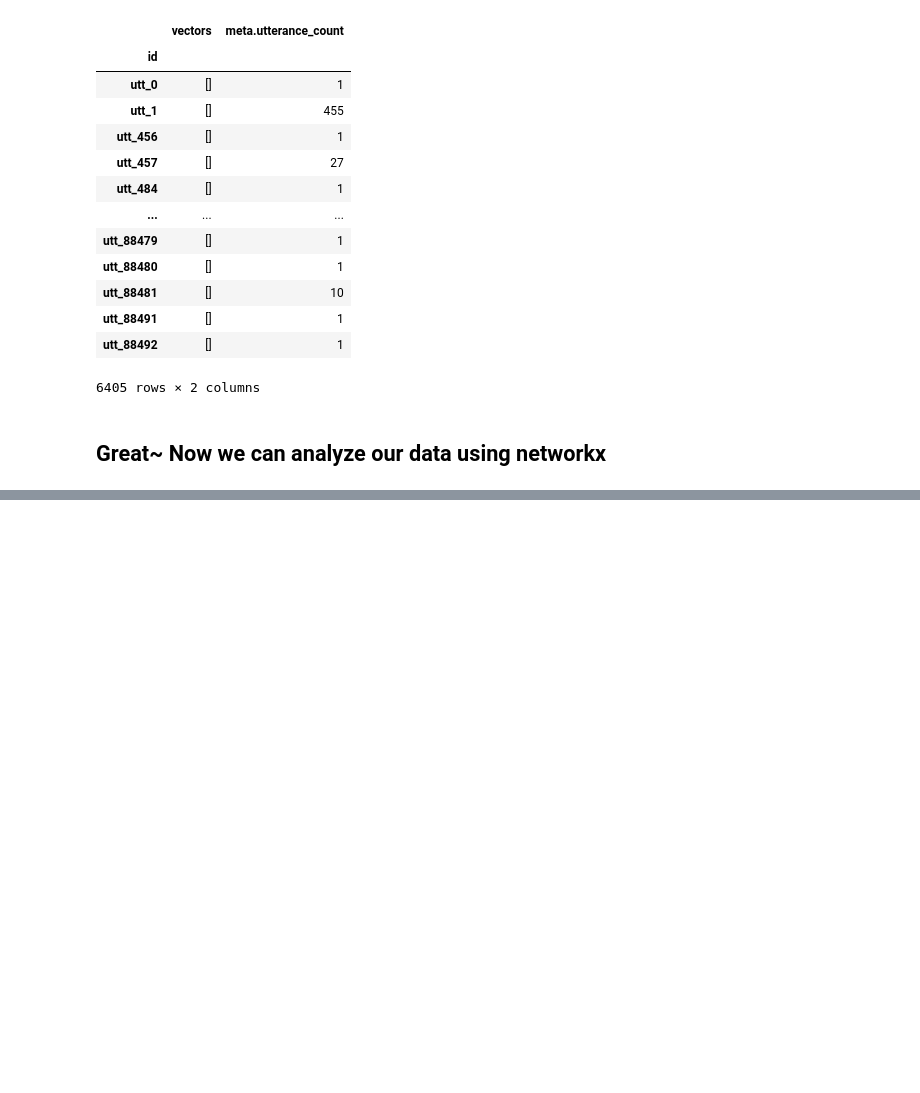
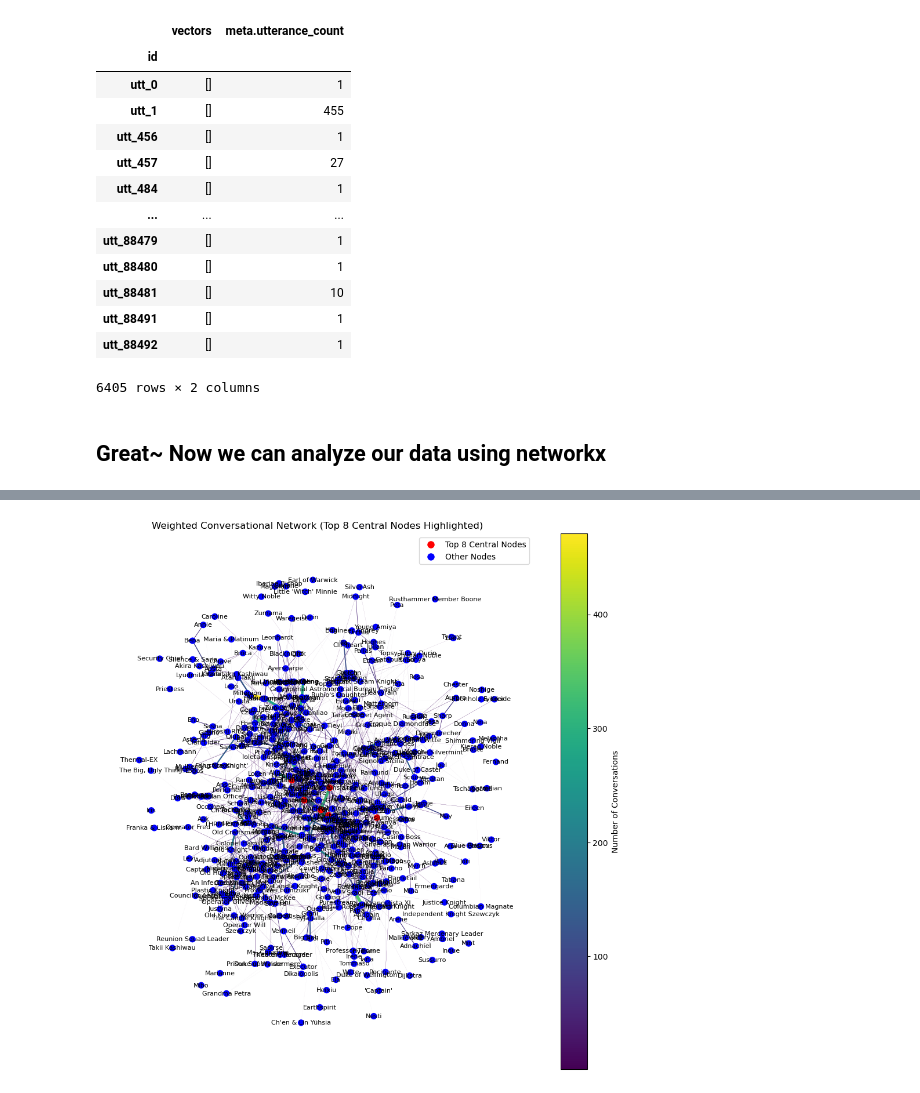
Before and after one commit to Marugannwg/Game-Narrative-Space-Medley, a Jupyter notebook: corpus_creation.ipynb, the cells around one changed output, grey strips where cells are left out. Drawn from its saved outputs; the diff is of its cells as text; code cells hidden in the pictures; blank space fills up the shorter version.

```diff
--- a/corpus_creation.ipynb
+++ b/corpus_creation.ipynb
@@ -256,0 +289,4 @@ popular_chars = ['Skadi', 'Młynar', "Texas", "Amiya",
+# %%
+interested_characters = [
+    'Amiya',"Kal'tsit","Ch'en",'Lin Yühsia','Elysium','Talulah','Młynar','Gavial','W', 'Silence'
+]
@@ -257,10 +296,14 @@ popular_chars = ['Skadi', 'Młynar', "Texas", "Amiya",
+# %%
+non_major_characters = []
+
+for speaker in corpus.iter_speakers():
+    if speaker.id not in major_character:
+        non_major_characters.append(speaker.id)
 # %%
-# get or conversations that contain those characters
-
-convo_ids = []
+major_convo_ids = []
 
 for convo_id in corpus.get_conversation_ids():
     conversation = corpus.get_conversation(convo_id)
-    speakers = conversation.get_speaker_ids()
-    if any(speaker in popular_chars for speaker in speakers):
-        convo_ids.append(convo_id)
+    speaker_ids = conversation.get_speaker_ids()
+    if all(speaker in major_character for speaker in speaker_ids):
+        major_convo_ids.append(convo_id)
@@ -389,0 +347,68 @@ plt.show()
+# %%
+node_color_map = []
+
+# remove those nodes that is not major
+for node in non_major_characters:
+    try:
+        weighted_graph.remove_node(node)
+    except:
+        continue
+
+for node in weighted_graph:
+
+    if node in interested_characters:
+        node_color_map.append('red')  # Central nodes colored red
+    else:
+        node_color_map.append('blue')  # Other nodes colored blue
+
+#####
+# Define a colormap
+cmap = plt.cm.viridis
+
+# Extract weights and normalize them to use for edge colors/widths
+weights = [data['weight'] for _, _, data in weighted_graph.edges(data=True)]
+max_weight = max(weights)
+min_weight = min(weights)
+# Normalize weights to range [0, 1] for color mapping
+norm_weights = [(w - min_weight) / (max_weight - min_weight) for w in weights]
+
+# Extract edge weights for drawing
+edge_weights = [data['weight'] for _, _, data in weighted_graph.edges(data=True)]
+
+
+# Generate edge colors based on weights
+edge_colors = [cmap(norm_weight) for norm_weight in norm_weights]
+
+fig, ax = plt.subplots(figsize=(12, 12))  # Create a figure and a set of subplots
+pos = nx.spring_layout(weighted_graph, k=0.3, iterations=20)
+
+# Draw nodes with the color mapping
+nx.draw_networkx_nodes(weighted_graph, pos, node_color=node_color_map, node_size=50, ax=ax)
+
+# Draw edges with colors and varied width
+edges = nx.draw_networkx_edges(
+    weighted_graph,
+    pos,
+    edge_color=edge_colors,
+    width=[w * 5 for w in norm_weights],  # Adjust multiplier as needed for visibility
+    ax=ax
+)
+
+nx.draw_networkx_labels(weighted_graph, pos, font_size=8, ax=ax)
+
+# Add a legend
+red_patch = plt.Line2D([0], [0], marker='o', color='w', markerfacecolor='red', markersize=10, label='Top 8 Central Nodes')
+blue_patch = plt.Line2D([0], [0], marker='o', color='w', markerfacecolor='blue', markersize=10, label='Other Nodes')
+plt.legend(handles=[red_patch, blue_patch])
+
+sm = plt.cm.ScalarMappable(cmap=cmap, norm=plt.Normalize(vmin=min_weight, vmax=max_weight))
+sm.set_array([])
+cbar = plt.colorbar(sm, ax=ax)
+cbar.set_label('Number of Conversations')
+
+# Set plot title and remove axes
+plt.title('Weighted Conversational Network (Top 8 Central Nodes Highlighted)')
+plt.axis('off')  # Hide axes
+plt.show()
+# %% [output]
+[figure, added]
```
Also changed, not shown: parts of 15 cells of this notebook, 5 other files.
